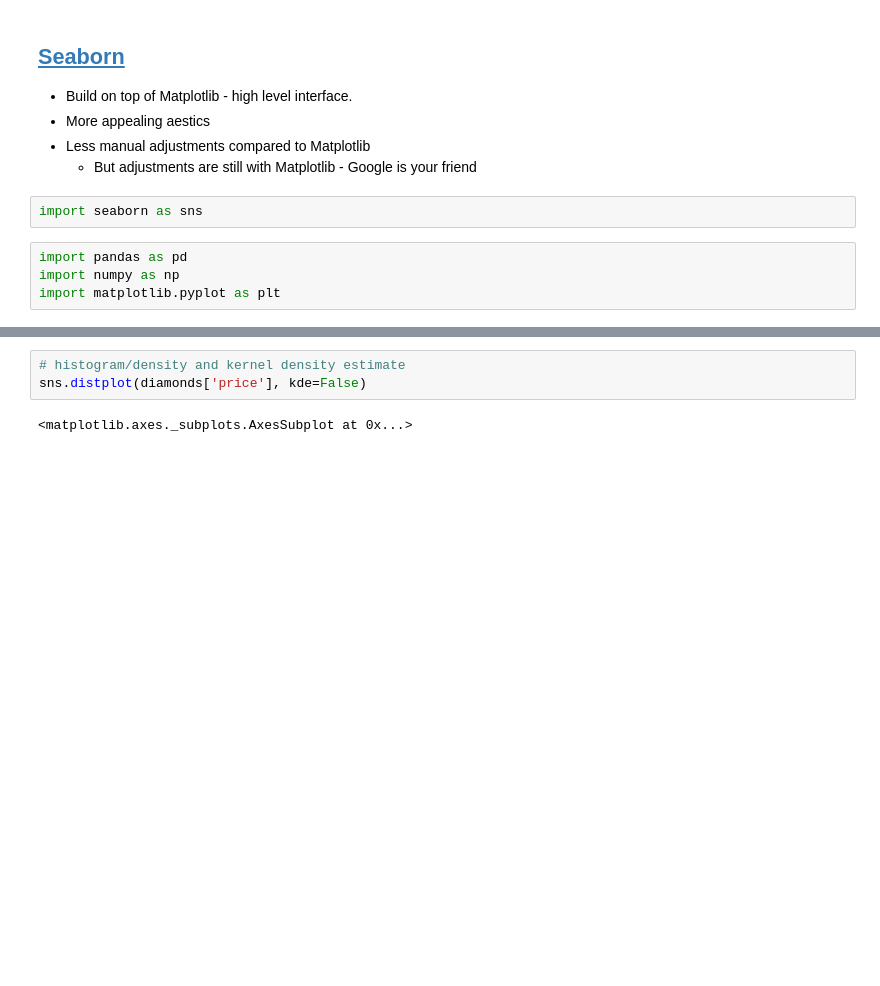
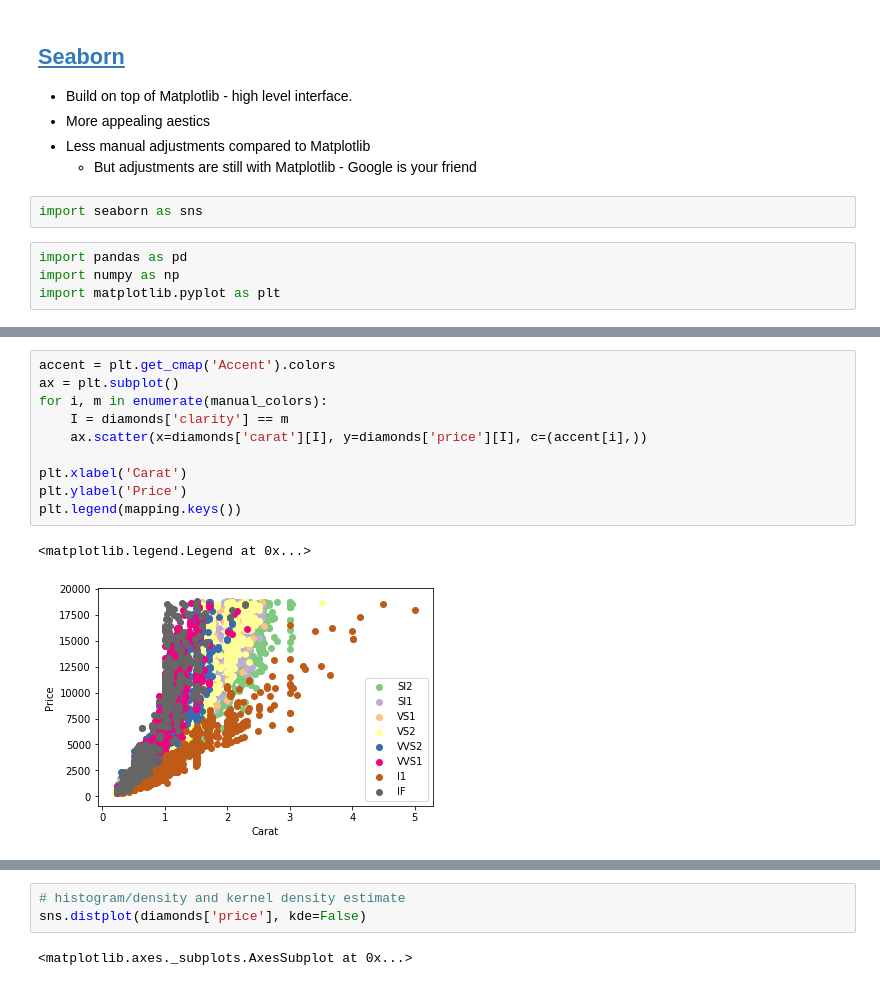
Before and after one commit to CALDISS-AAU/sdsphd20, a Jupyter notebook: notebooks/mon23/visualization.ipynb, the cells around one changed output, grey strips where cells are left out. Drawn from its saved outputs; the diff is of its cells as text; blank space fills up the shorter version.

```diff
--- a/notebooks/mon23/visualization.ipynb
+++ b/notebooks/mon23/visualization.ipynb
@@ -63,0 +77,13 @@ Text(0, 0.5, 'Price')
+# %%
+accent = plt.get_cmap('Accent').colors
+ax = plt.subplot()
+for i, m in enumerate(manual_colors):
+    I = diamonds['clarity'] == m
+    ax.scatter(x=diamonds['carat'][I], y=diamonds['price'][I], c=(accent[i],))
+
+plt.xlabel('Carat')
+plt.ylabel('Price')
+plt.legend(mapping.keys())
+# %% [output]
+<matplotlib.legend.Legend at 0x...>
+[figure, added]
```
Also changed, not shown: parts of 12 cells of this notebook, 3 other files.
